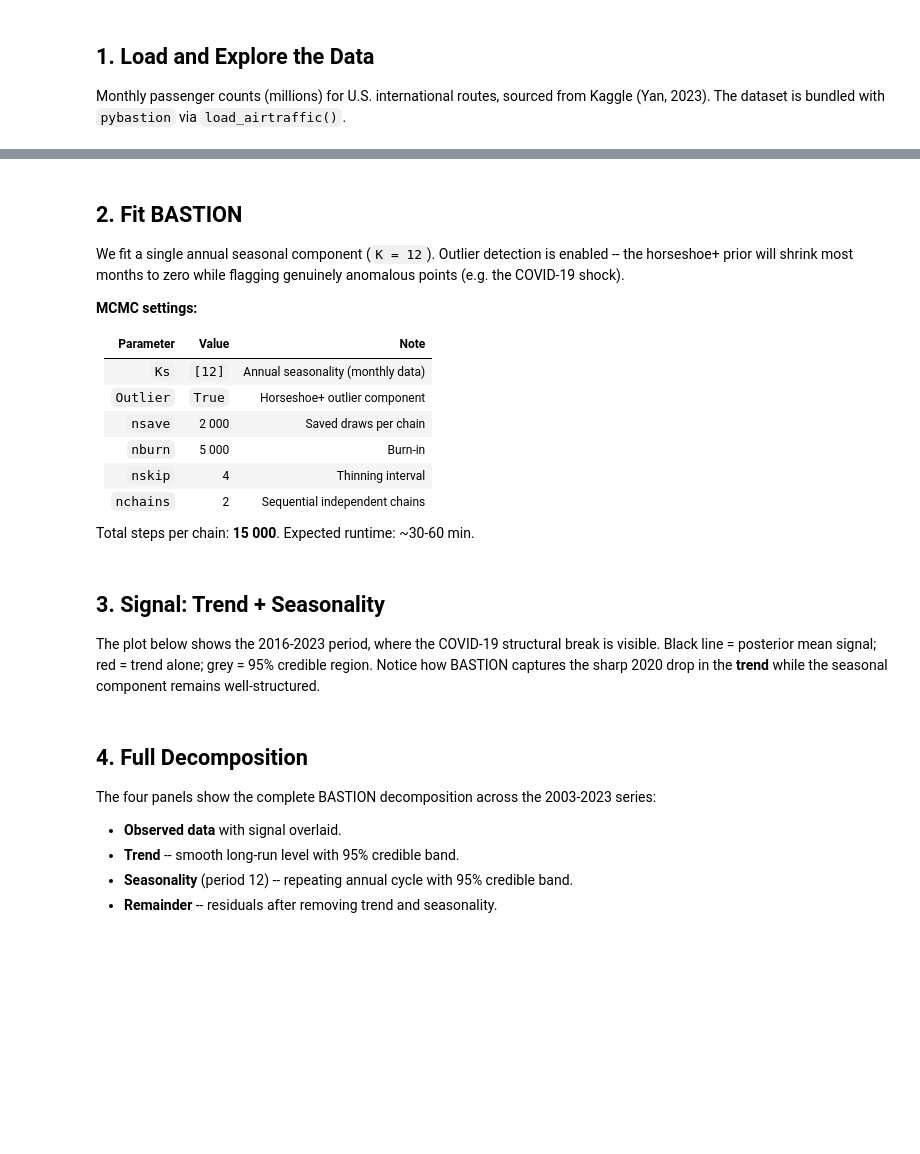
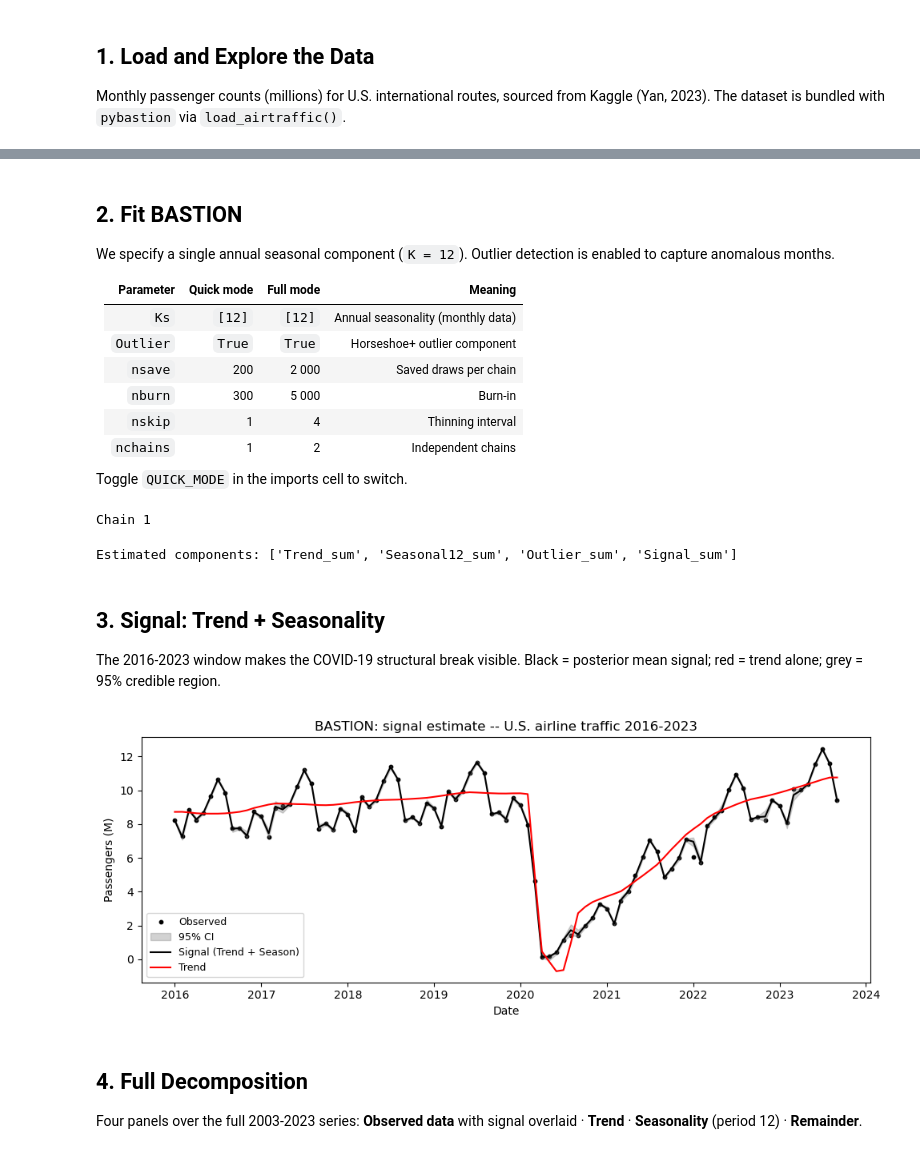
Before and after one commit to danielandresarcones/pyBASTION, a Jupyter notebook: notebooks/example_airtraffic.ipynb, the cells around one changed output, grey strips where cells are left out. Drawn from its saved outputs; the diff is of its cells as text; code cells hidden in the pictures; blank space fills up the shorter version.

```diff
--- a/notebooks/example_airtraffic.ipynb
+++ b/notebooks/example_airtraffic.ipynb
@@ -39,4 +39,17 @@ sys.path.insert(0, PROJECT_DIR)
 from pybastion import fit_BASTION
 from pybastion.datasets import load_airtraffic as _load_raw
 
+# ── QUICK_MODE ──────────────────────────────────────────────────────
+# True  → short MCMC chain, runs in ~30 s (suitable for a quick demo).
+# False → full MCMC chain, runs in ~30-60 min.
+QUICK_MODE = True
+
+if QUICK_MODE:
+    nsave, nburn, nskip, nchains = 200, 300, 1, 1
+else:
+    nsave, nburn, nskip, nchains = 2000, 5000, 4, 2
+
+nstot = nburn + (nskip + 1) * nsave
 print(f'pybastion loaded from: {PROJECT_DIR}')
+print(f'QUICK_MODE={QUICK_MODE}: {nstot} total MCMC steps per chain')
+print(f'  nsave={nsave}, nburn={nburn}, nskip={nskip}, nchains={nchains}')
@@ -71,20 +93,18 @@ plt.show()
 # %% [markdown]
 ## 2. Fit BASTION
 
-We fit a single annual seasonal component (`K = 12`).  Outlier detection is enabled -- the horseshoe+ prior will shrink most months to zero while flagging genuinely anomalous points (e.g. the COVID-19 shock).
+We specify a single annual seasonal component (`K = 12`).  Outlier detection is enabled to capture anomalous months.
 
-**MCMC settings:**
+| Parameter | Quick mode | Full mode | Meaning |
+|-----------|------------|-----------|--------|
+| `Ks` | `[12]` | `[12]` | Annual seasonality (monthly data) |
+| `Outlier` | `True` | `True` | Horseshoe+ outlier component |
+| `nsave` | 200 | 2 000 | Saved draws per chain |
+| `nburn` | 300 | 5 000 | Burn-in |
+| `nskip` | 1 | 4 | Thinning interval |
+| `nchains` | 1 | 2 | Independent chains |
 
-| Parameter | Value | Note |
-|-----------|-------|------|
-| `Ks` | `[12]` | Annual seasonality (monthly data) |
-| `Outlier` | `True` | Horseshoe+ outlier component |
-| `nsave` | 2 000 | Saved draws per chain |
-| `nburn` | 5 000 | Burn-in |
-| `nskip` | 4 | Thinning interval |
-| `nchains` | 2 | Sequential independent chains |
-
-Total steps per chain: **15 000**.  Expected runtime: ~30-60 min.
+Toggle `QUICK_MODE` in the imports cell to switch.
 # %%
 result  = fit_BASTION(
     air['pax'].values,
@@ -92,56 +112,58 @@ result  = fit_BASTION(
     Outlier=True,
     cl=0.95,
     obsSV='const',
-    nsave=2000,
-    nburn=5000,
-    nskip=4,
-    nchains=2,
+    nsave=nsave,
+    nburn=nburn,
+    nskip=nskip,
+    nchains=nchains,
     seed=40,
 )
 summary = result['summary']
 print('Estimated components:', [k for k in summary if k.endswith('_sum')])
+# %% [output]
+Chain 1
+Estimated components: ['Trend_sum', 'Seasonal12_sum', 'Outlier_sum', 'Signal_sum']
 # %% [markdown]
 ## 3. Signal: Trend + Seasonality
 
-The plot below shows the 2016-2023 period, where the COVID-19 structural break is visible.  Black line = posterior mean signal; red = trend alone; grey = 95% credible region.  Notice how BASTION captures the sharp 2020 drop in the **trend** while the seasonal component remains well-structured.
+The 2016-2023 window makes the COVID-19 structural break visible.  Black = posterior mean signal; red = trend alone; grey = 95% credible region.
 # %%
 mask        = air['date'] >= '2016-01-01'
 dates_sub   = air['date'].values[mask]
 pax_sub     = air['pax'].values[mask]
 idx         = np.where(mask)[0]
 
 trend_mean  = np.asarray(summary['Trend_sum']['Mean']).ravel()[idx]
 trend_lo    = np.asarray(summary['Trend_sum']['CR_lower']).ravel()[idx]
 trend_hi    = np.asarray(summary['Trend_sum']['CR_upper']).ravel()[idx]
 signal_mean = np.asarray(summary['Signal_sum']['Mean']).ravel()[idx]
 signal_lo   = np.asarray(summary['Signal_sum']['CR_lower']).ravel()[idx]
 signal_hi   = np.asarray(summary['Signal_sum']['CR_upper']).ravel()[idx]
 
 fig, ax = plt.subplots(figsize=(10, 4))
 ax.scatter(dates_sub, pax_sub, s=10, color='black', zorder=1, label='Observed')
 ax.fill_between(dates_sub, signal_lo, signal_hi, color='grey', alpha=0.35, zorder=2,
                 label='95% CI')
 ax.plot(dates_sub, signal_mean, linewidth=1.5, color='black', zorder=3,
         label='Signal (Trend + Season)')
 ax.plot(dates_sub, trend_mean,  linewidth=1.5, color='red',   zorder=4,
         label='Trend')
 ax.set_xlabel('Date'); ax.set_ylabel('Passengers (M)')
 ax.set_title('BASTION: signal estimate -- U.S. airline traffic 2016-2023')
 ax.xaxis.set_major_locator(mdates.YearLocator())
 ax.xaxis.set_major_formatter(mdates.DateFormatter('%Y'))
 ax.legend(fontsize=9)
 fig.tight_layout()
-fig.savefig(os.path.join(OUTPUT_DIR, 'airtraffic_signal.pdf'), dpi=150, bbox_inches='tight')
+fig.savefig(os.path.join(OUTPUT_DIR, 'airtraffic_signal.pdf'), dpi=150,
+            bbox_inches='tight')
 plt.show()
+# %% [output]
+[figure, added]
 # %% [markdown]
 ## 4. Full Decomposition
 
-The four panels show the complete BASTION decomposition across the 2003-2023 series:
-
-- **Observed data** with signal overlaid.
-- **Trend** -- smooth long-run level with 95% credible band.
-- **Seasonality** (period 12) -- repeating annual cycle with 95% credible band.
-- **Remainder** -- residuals after removing trend and seasonality.
+Four panels over the full 2003-2023 series:
+**Observed data** with signal overlaid · **Trend** · **Seasonality** (period 12) · **Remainder**.
 # %%
 dates = air['date'].values
 pax   = air['pax'].values
```
Also changed, not shown: parts of 7 cells of this notebook, 2 other files.
